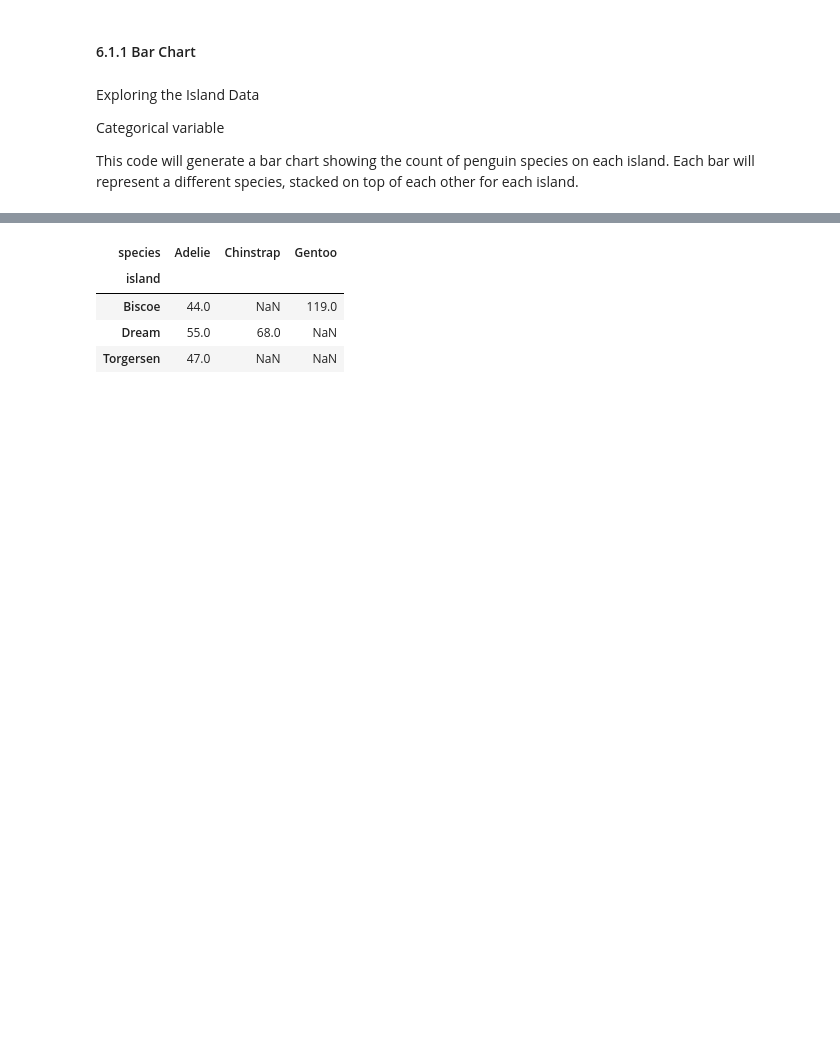
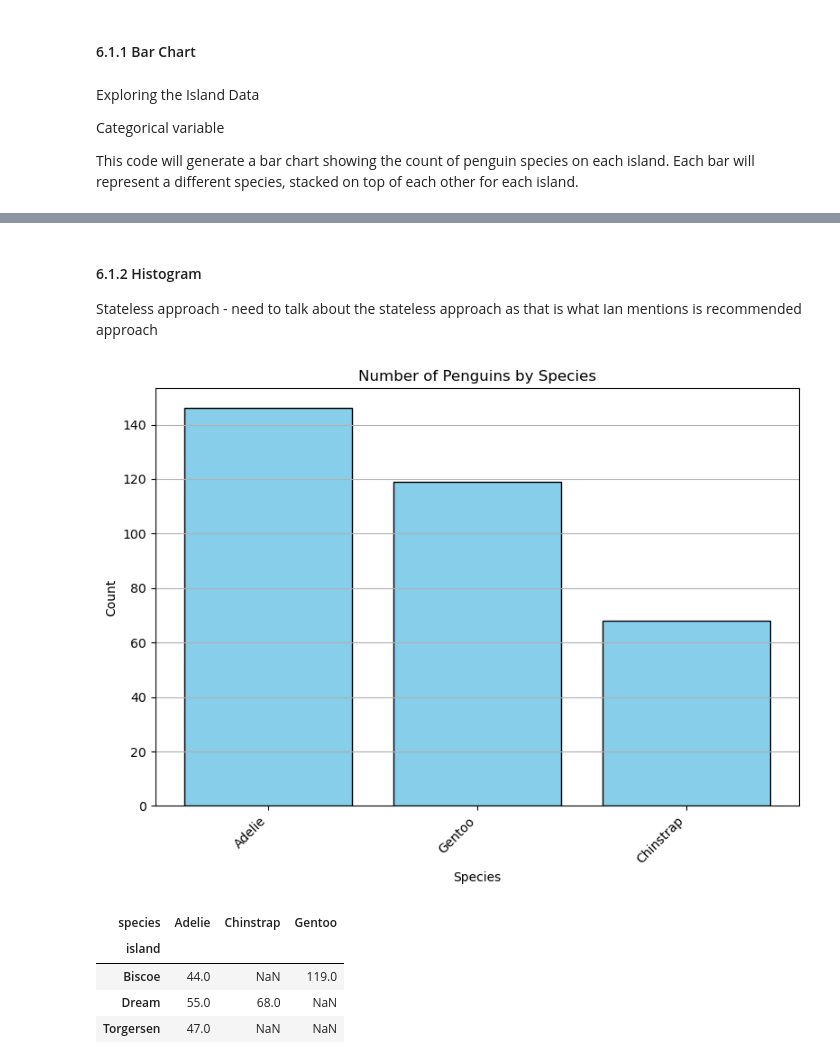
Before and after one commit to SBCURLEY/myproject, a Jupyter notebook: penguins.ipynb, the cells around one changed output, grey strips where cells are left out. Saved outputs shown, nothing was run; the diff lists cells and outputs as text; code cells hidden in the pictures; blank space fills up the shorter version.

```diff
--- a/penguins.ipynb
+++ b/penguins.ipynb
@@ -369,3 +390,28 @@ This code will generate a bar chart showing the count of penguin species on each
+# %% [markdown]
+#### 6.1.2 Histogram
+
+Stateless approach - need to talk about the stateless approach as that is what Ian mentions is recommended approach
+# %%
+species_counts = df['species'].value_counts()
+
+# Create figure and axes objects
+fig, ax = plt.subplots(figsize=(8, 6))
+
+# Plot bar chart for species
+ax.bar(species_counts.index, species_counts, color='skyblue', edgecolor='black')
+
+# Set labels and title
+ax.set_title("Number of Penguins by Species")
+ax.set_xlabel("Species")
+ax.set_ylabel("Count")
+ax.set_xticklabels(species_counts.index, rotation=45, ha='right')
+ax.grid(axis='y')
+
+# Show plot
+plt.tight_layout()
+plt.show()
+# %% [output]
+[figure, added]
 # %%
 species_count=df.groupby(['island', 'species']).size().unstack()
 species_count
```
Also changed, not shown: parts of 7 cells of this notebook.
